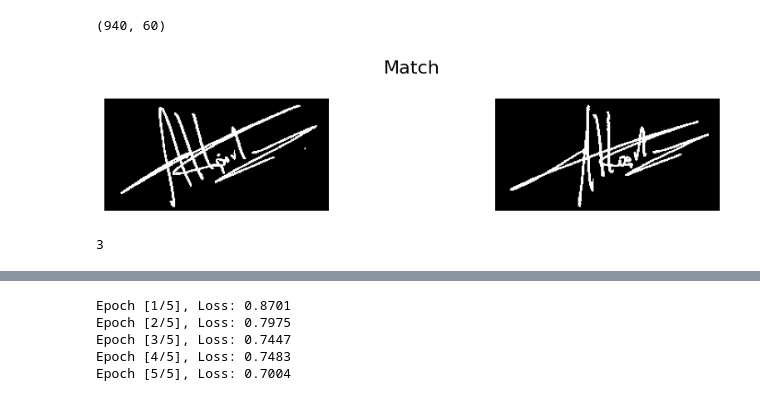
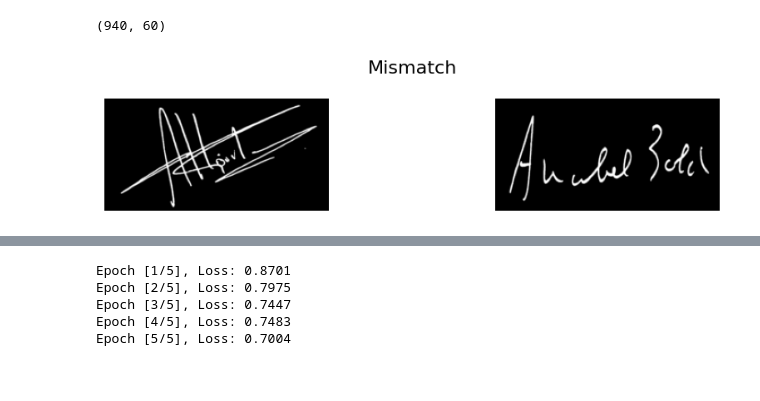
Before and after one commit to mariano22/handwritten-signature-match, a Jupyter notebook: Playground.ipynb, the cells around one changed output, grey strips where cells are left out. Cells and saved outputs as stored; diff of their text form; code cells hidden in the pictures.

```diff
--- a/Playground.ipynb
+++ b/Playground.ipynb
@@ -81,27 +38,11 @@ ds_valid = sigcomp2009(train=False)
 len(ds_train), len(ds_valid)
 # %% [output]
 (940, 60)
-# %%
-def binarize_image(np_img):
-    _, otsu_gauss= cv2.threshold(cv2.GaussianBlur(np_img,(5,5),0),0,255,cv2.THRESH_BINARY+cv2.THRESH_OTSU)
-    return otsu_gauss
-
-transform = transforms.Compose([
-    torchvision.transforms.Lambda(PIL.Image.open),
-    torchvision.transforms.Lambda(np.asarray),
-    torchvision.transforms.Lambda(binarize_image),
-    torchvision.transforms.Lambda(torch.from_numpy),
-    torchvision.transforms.Lambda(lambda t : t.unsqueeze(0)),
-    torchvision.transforms.Resize((122,244)),
-    v2.RGB(),
-    v2.ToDtype(torch.float32, scale=True),
-    torchvision.transforms.Lambda(lambda v : 1.0-(v > 0.88).float()),
-    transforms.Normalize(mean=[0.485, 0.456, 0.406], std=[0.229, 0.224, 0.225]),
-])
-
-pds_train = PairDataset(ds_train,x_transform=transform)
-pds_valid = PairDataset(ds_valid,x_transform=transform)
-x=pds_train[1]
-show_pair(x)
-# %% [output]
-[figure, removed]
+# %%
+tfms = x_transform_signatures()
+pds_train = PairDataset(ds_train, x_transform=tfms, y_transform=y_transform_category(ds_train))
+pds_valid = PairDataset(ds_valid, x_transform=tfms, y_transform=y_transform_category(ds_valid))
+x=pds_train[0]
+show_pair(x)
+# %% [output]
+[figure, added]
@@ -111,5 +65,0 @@ dl_valid = torch.utils.data.DataLoader(pds_valid, batch_size=64, shuffle=True, n
-# %%
-l=next(iter(dataloader))
-len(l)
-# %% [output]
-3
```
Also changed, not shown: parts of 40 cells of this notebook, 8 other files.
